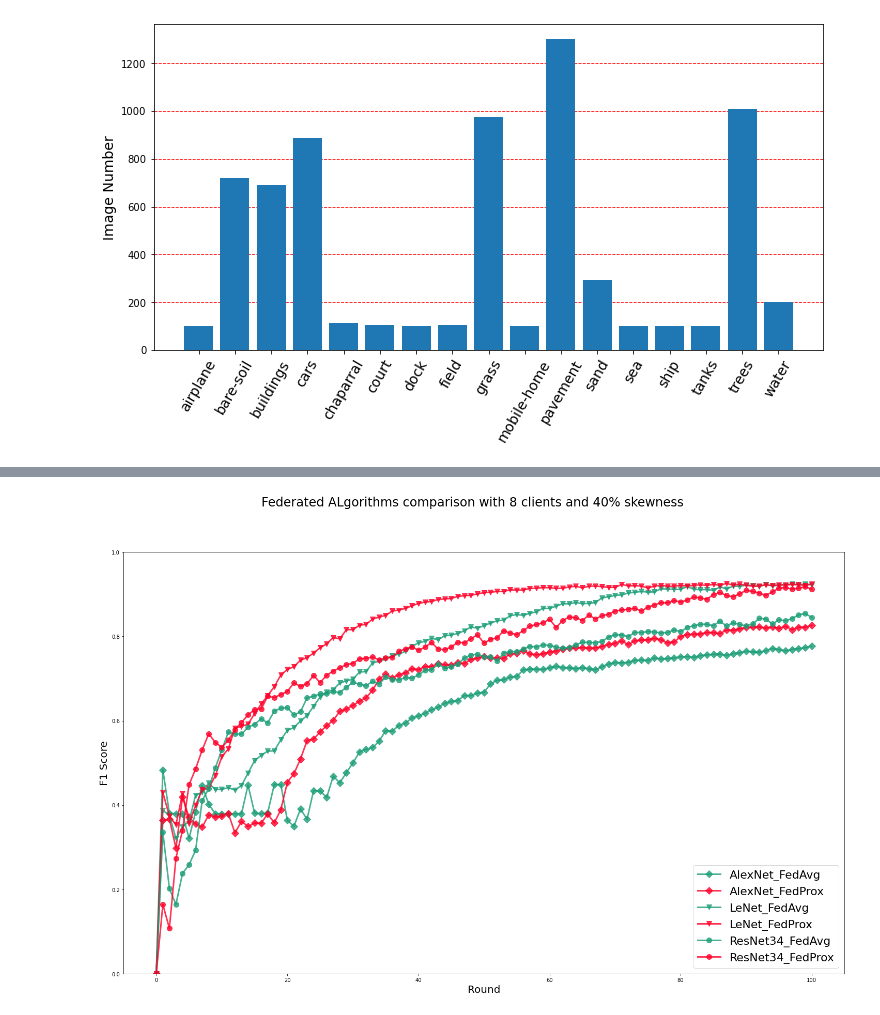
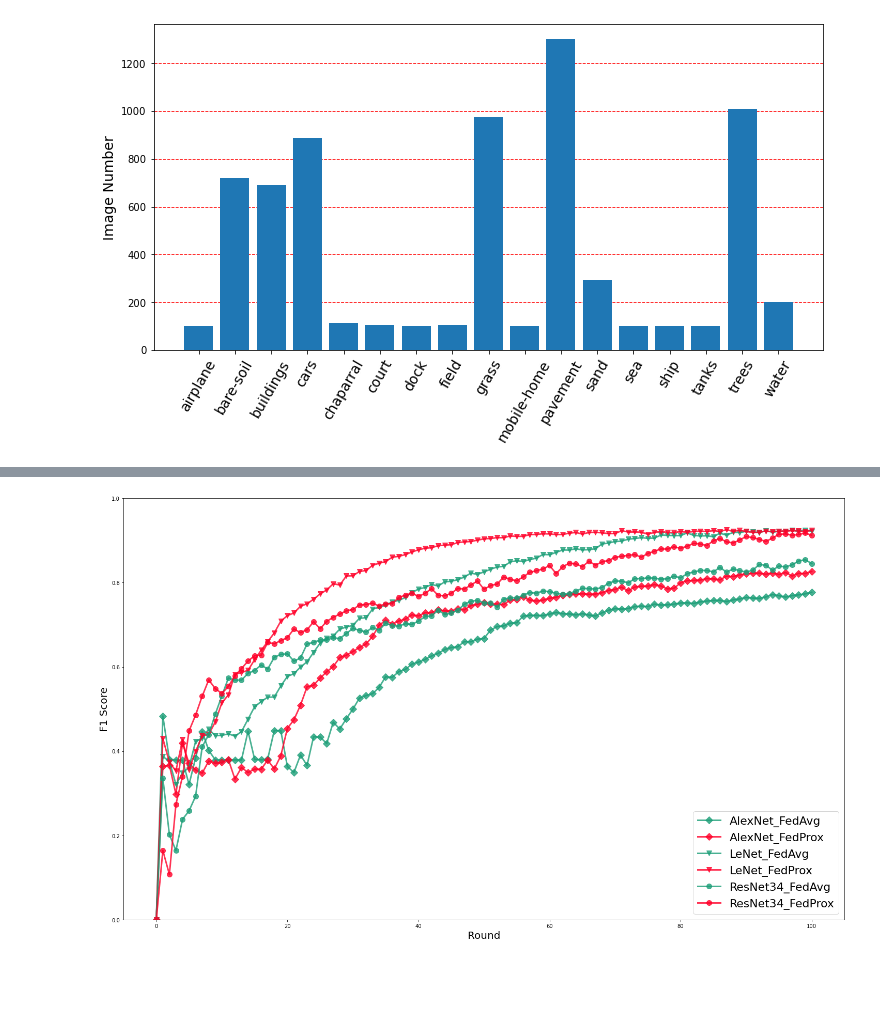
Before and after one commit to anandcu3/Federated-Learning-for-Remote-Sensing, a Jupyter notebook: the new plots notebook.ipynb, the cells around one changed output, grey strips where cells are left out. Cells and saved outputs as stored; diff of their text form; code cells hidden in the pictures; blank space fills up the shorter version.

```diff
--- a/the new plots notebook.ipynb
+++ b/the new plots notebook.ipynb
@@ -243,25 +247,25 @@ plot_curves(centralised_results, ax[0][0], 'Centralised', 0, 1, "F1 Score", axis
 # %%
 fig, ax = plt.subplots(figsize=(25,15))
-fig.suptitle("Federated ALgorithms comparison with 8 clients and 40% skewness", fontsize=24)
+#fig.suptitle("Federated ALgorithms comparison with 8 clients and 40% skewness", fontsize=24)
 results ={
     #"AlexNetBSP" : np.genfromtxt('cfrac_results/BSP_CNN_alexnet_clients_8_skew_40_smallskew_True_epochs_100_cepochs_5_cfrac_0.75_bs_4_22_02_22_27.csv',delimiter=',')[2,:],
     #"LeNetBSP" : np.genfromtxt('cfrac_results/BSP_CNN_lenet_clients_8_skew_40_smallskew_True_epochs_100_cepochs_5_cfrac_0.75_bs_4_22_02_15_49.csv',delimiter=',')[2,:],
     #         "ResNet34BSP" : np.genfromtxt('cfrac_results/BSP_CNN_resnet34_clients_8_skew_40_smallskew_True_epochs_100_cepochs_5_cfrac_0.75_bs_4_22_02_18_45.csv',delimiter=',')[2,:],
     #"AlexNet_Centralised": np.genfromtxt('centralised_runs/Centralised_CNN_alexnet_bs_4_epochs_100_01_03_17_42.csv',delimiter=',')[2,:],
     "AlexNet_FedAvg": np.genfromtxt('cfrac_results/FedAvg_CNN_alexnet_clients_8_skew_40_smallskew_True_epochs_100_cepochs_5_cfrac_0.5_bs_4_23_02_07_50.csv',delimiter=',')[2,:],
     "AlexNet_FedProx": np.genfromtxt('FedProx_runs/FedProx_CNN_alexnet_clients_8_skew_40_smallskew_True_epochs_100_cepochs_5_cfrac_0.75_bs_4_24_02_09_18.csv',delimiter=',')[2,:],
     #"LeNet_Centralised": np.genfromtxt('centralised_runs/Centralised_CNN_lenet_bs_4_epochs_100_01_03_16_11.csv',delimiter=',')[2,:],
     "LeNet_FedAvg": np.genfromtxt('cfrac_results/FedAvg_CNN_lenet_clients_8_skew_40_smallskew_True_epochs_100_cepochs_5_cfrac_0.5_bs_4_22_02_18_03.csv',delimiter=',')[2,:],
     "LeNet_FedProx": np.genfromtxt('FedProx_runs/FedProx_CNN_lenet_clients_8_skew_40_smallskew_True_epochs_100_cepochs_5_cfrac_0.75_bs_4_24_02_03_39.csv',delimiter=',')[2,:],
     #"ResNet34_Centralised": np.genfromtxt('centralised_runs/Centralised_CNN_resnet34_bs_4_epochs_100_01_03_17_06.csv',delimiter=',')[2,:],
     "ResNet34_FedAvg": np.genfromtxt('cfrac_results/FedAvg_CNN_resnet34_clients_8_skew_40_smallskew_True_epochs_100_cepochs_5_cfrac_0.5_bs_4_22_02_23_38.csv',delimiter=',')[2,:],
     "ResNet34_FedProx": np.genfromtxt('FedProx_runs/FedProx_CNN_resnet34_clients_8_skew_40_smallskew_True_epochs_100_cepochs_5_cfrac_0.75_bs_4_24_02_07_17.csv',delimiter=',')[2,:],
     }
 
 restart_colors()
 plot_curves(results, ax, ' ', 0, 1, "F1 Score",True,22,3,20)
 # %% [output]
-[figure, old version]
+[figure, new version]
 # %%
 restart_colors()
 
```
Also changed, not shown: parts of 10 cells of this notebook.
